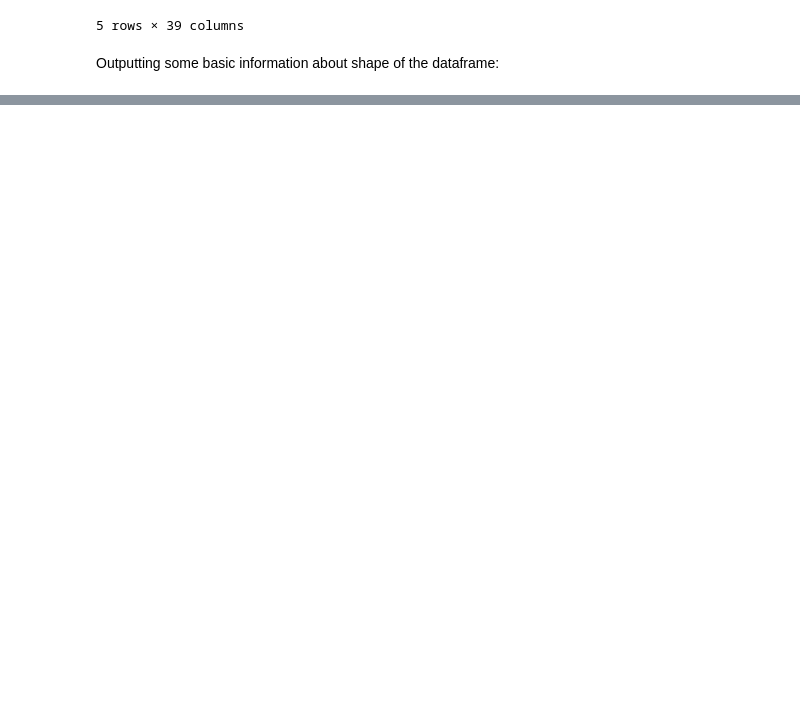
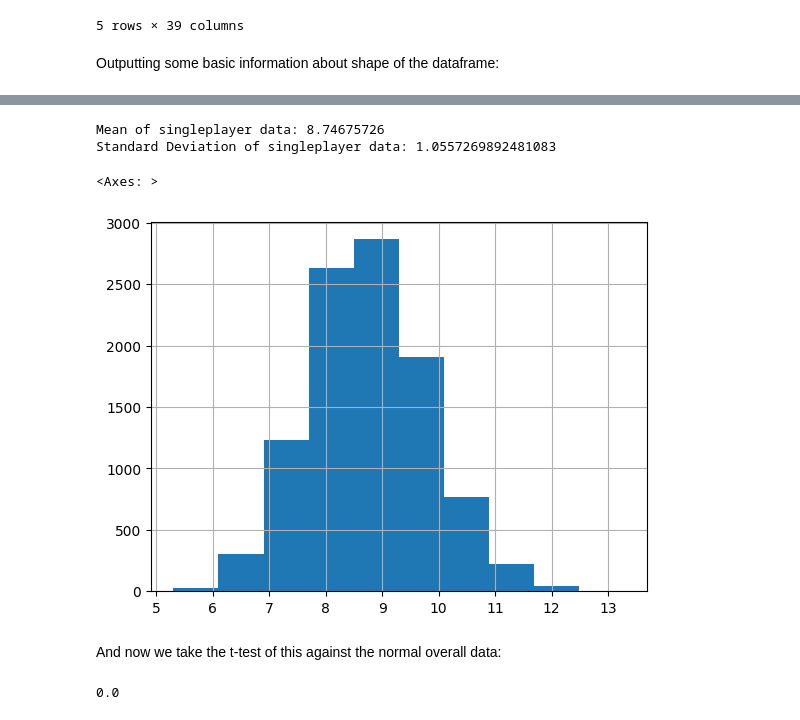
Before and after one commit to PietroPietrovski/Steam-Stat-Project, a Jupyter notebook: project.ipynb, the cells around one changed output, grey strips where cells are left out. Saved outputs shown, nothing was run; the diff lists cells and outputs as text; code cells hidden in the pictures; blank space fills up the shorter version.

```diff
--- a/project.ipynb
+++ b/project.ipynb
@@ -33,0 +261,3 @@ Dimensions: 85103 rows and 39 columns.
+# %%
+mult_df = df[df["Multi-player"] != 0]
+mult_df
@@ -33,0 +278,2 @@ Dimensions: 85103 rows and 39 columns.
+# %%
+clt_df[mult_name] = clt_df[norm_name].apply(lambda x: get_sample_mean(x, mult_df["Price"], sample_size))
@@ -33,0 +305,2 @@ Dimensions: 85103 rows and 39 columns.
+# %%
+sing_name = "Singleplayer Prices"
@@ -33,0 +325,17 @@ Dimensions: 85103 rows and 39 columns.
+# %%
+clt_df[sing_name] = clt_df[norm_name].apply(lambda x: get_sample_mean(x, mult_df["Price"], sample_size))
+# %%
+print(f"Mean of singleplayer data: {clt_df[sing_name].mean()}")
+print(f"Standard Deviation of singleplayer data: {clt_df[sing_name].std()}")
+clt_df[sing_name].hist()
+# %% [output]
+Mean of singleplayer data: 8.74675726
+Standard Deviation of singleplayer data: 1.0557269892481083
+<Axes: >
+[figure, added]
+# %% [markdown]
+And now we take the t-test of this against the normal overall data:
+# %%
+scst.ttest_ind(clt_df[norm_name], clt_df[sing_name], equal_var=False, nan_policy="omit").pvalue
+# %% [output]
+0.0
```
Also changed, not shown: parts of 52 cells of this notebook, 1 other file.
